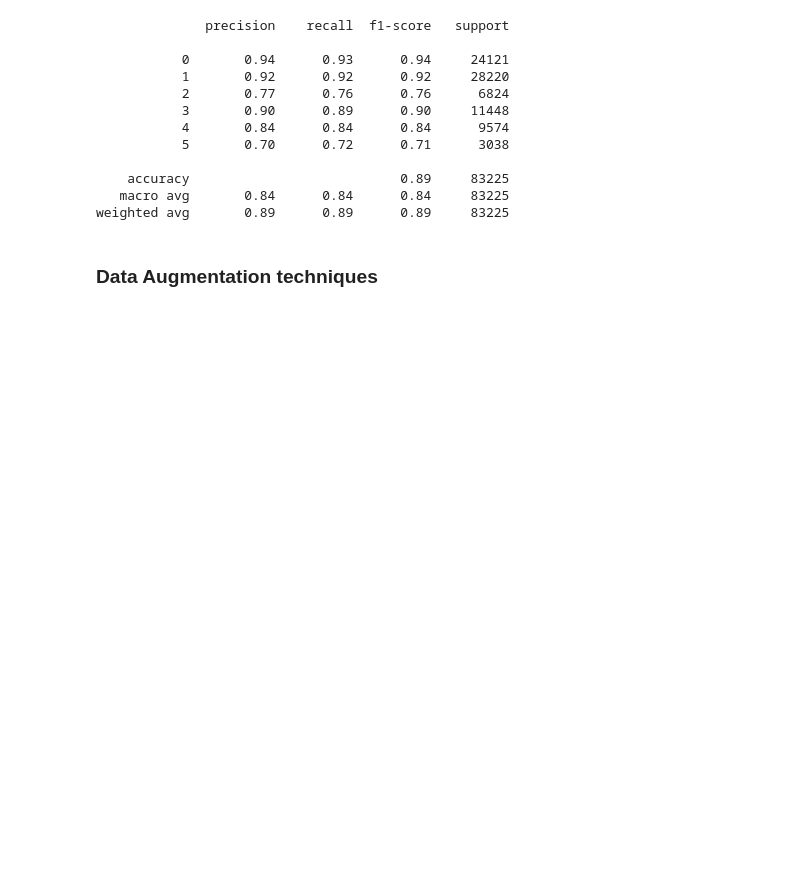
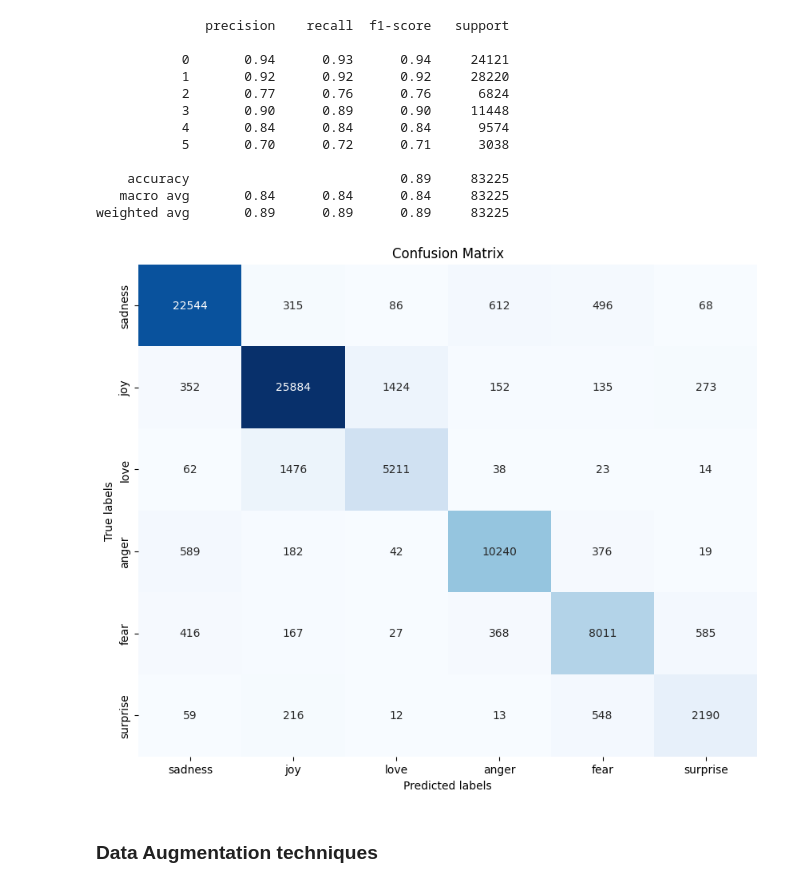
Before and after one commit to ederkaww/EmotionClassification, a Jupyter notebook: emotion_classification.ipynb, the cells around one changed output. Cells and saved outputs as stored; diff of their text form; code cells hidden in the pictures; blank space fills up the shorter version.

```diff
--- a/emotion_classification.ipynb
+++ b/emotion_classification.ipynb
@@ -236,6 +236,7 @@ def data_cleaning(text):
 ## Baseline model
 # %%
 # Prepare the data
+data['cleaned_text'] = data['text'].apply(data_cleaning)
 vectorizer = CountVectorizer(max_features=10000)
 X = vectorizer.fit_transform(data['cleaned_text'])
 y = data['label']
@@ -263,6 +264,18 @@ print(classification_report(y_test, predictions))
     accuracy                           0.89     83225
    macro avg       0.84      0.84      0.84     83225
 weighted avg       0.89      0.89      0.89     83225
+# %%
+class_labels = ['sadness', 'joy', 'love', 'anger', 'fear', 'surprise']
+cm = confusion_matrix(y_test, predictions)
+
+plt.figure(figsize=(10, 8))
+sns.heatmap(cm, annot=True, fmt='g', cmap='Blues', cbar=False, xticklabels=class_labels, yticklabels=class_labels)
+plt.xlabel('Predicted labels')
+plt.ylabel('True labels')
+plt.title('Confusion Matrix')
+plt.show()
+# %% [output]
+[figure, added]
 # %% [markdown]
 ### Data Augmentation techniques
 # %%
```
Also changed, not shown: 3 other files.
